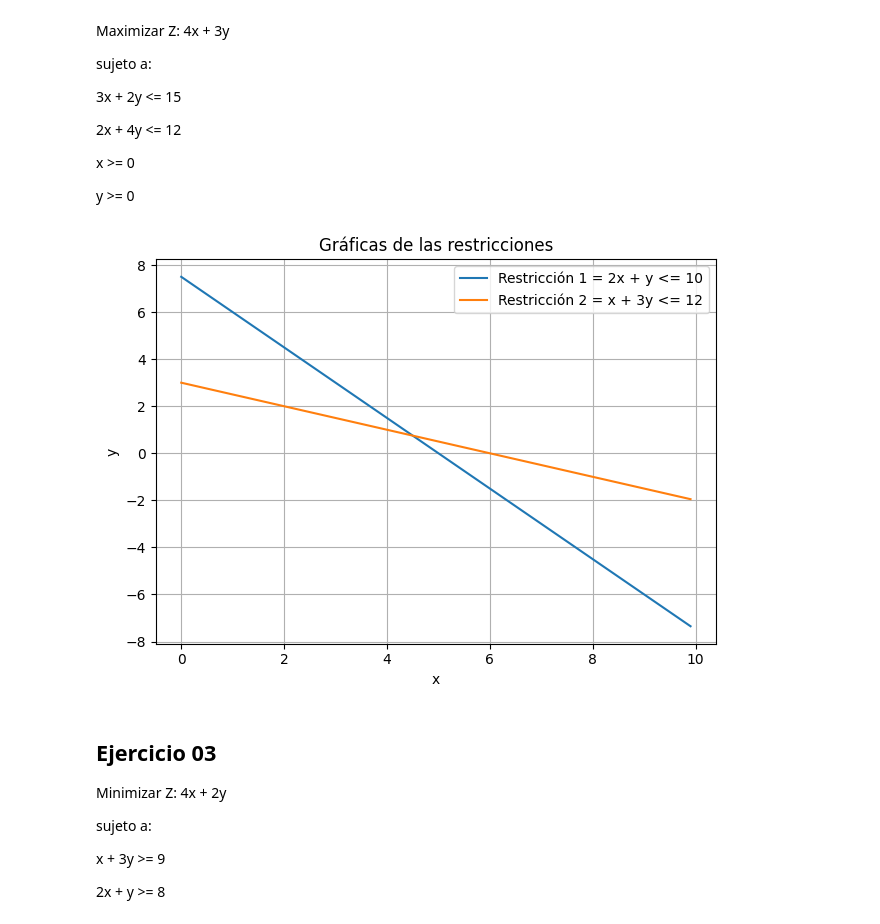
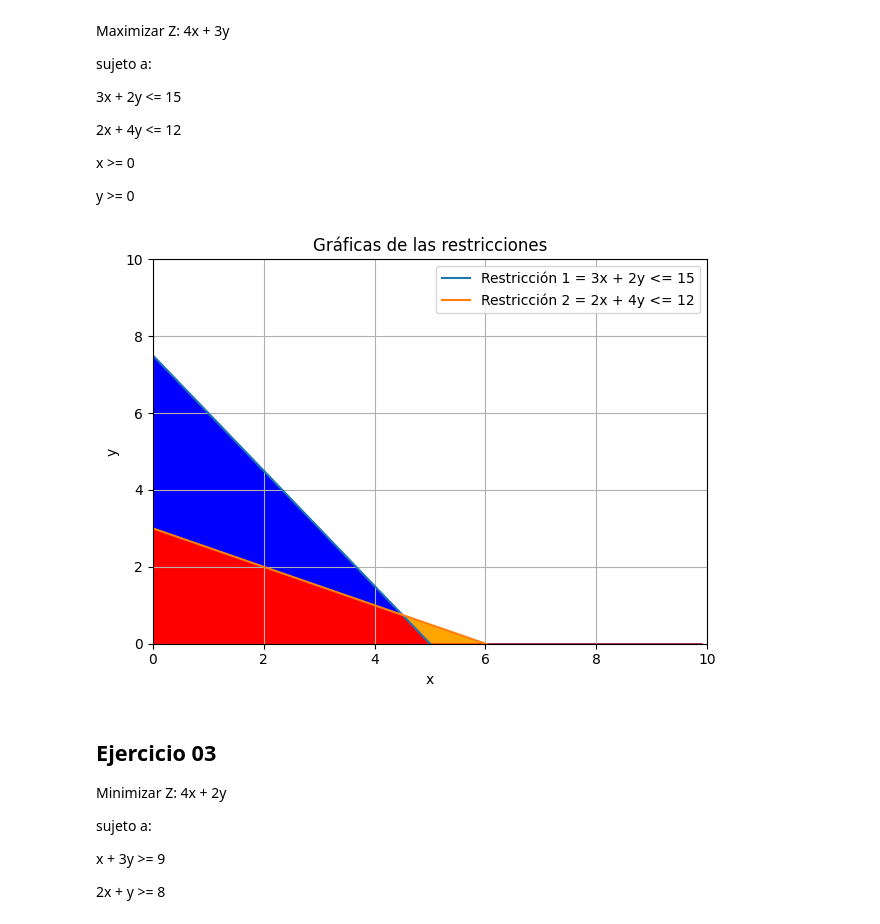
Before and after one commit to JhanuarC/Fundamentos-de-optimizacion-lineal, a Jupyter notebook: Taller_00_solución_gráfica_de_problemas_de_optimización_lineal.ipynb, the cells around one changed output. Saved outputs shown, nothing was run; the diff lists cells and outputs as text; code cells hidden in the pictures.

```diff
--- a/Taller_00_solución_gráfica_de_problemas_de_optimización_lineal.ipynb
+++ b/Taller_00_solución_gráfica_de_problemas_de_optimización_lineal.ipynb
@@ -538,41 +538,41 @@ y1 = (15 - 3*x)/2
 y2 = (12 - 2*x)/4
 
 # Etiquetar cada uno de los ejes
 plt.xlabel('x')
 plt.ylabel('y')
 
 # Establecer el título de la gráfica
 plt.title('Gráficas de las restricciones')
 
 #Graficas Restricicones
-plt.plot(x, y1, label='Restricción 1 = 2x + y <= 10')
+plt.plot(x, y1, label='Restricción 1 = 3x + 2y <= 15')
 
-plt.plot(x, y2, label='Restricción 2 = x + 3y <= 12')
+plt.plot(x, y2, label='Restricción 2 = 2x + 4y <= 12')
 
 
 #grafica del area entre y1 y y2
-#plt.fill_between(x, y1, color='blue')
-#plt.fill_between(x, y2, color='orange')
-#plt.fill_between(x, min_valor, color='red')
+plt.fill_between(x, y1, color='blue')
+plt.fill_between(x, y2, color='orange')
+plt.fill_between(x, min_valor, color='red')
 
 # Ajustar los límites de los ejes
-#plt.xlim(0, 10)  # Limitar el eje x de 0 a 10
+plt.xlim(0, 10)  # Limitar el eje x de 0 a 10
 #plt.ylim(min(min_valor) +8, max(min_valor) + 9)  # Ajustar el eje y
+plt.ylim(0,10)
 
 #ajuastar relleno
 plt.tight_layout()
-
 
 #Leyendas de las restriciones
 plt.legend()
 
 #ostrar cuadriula
 plt.grid(True)
 
 #Mostrar Restricciones
 plt.show()
 # %% [output]
-[figure, old version]
+[figure, new version]
 # %% [markdown]
 ## Ejercicio 03
 
```
Also changed, not shown: parts of 4 cells of this notebook.
